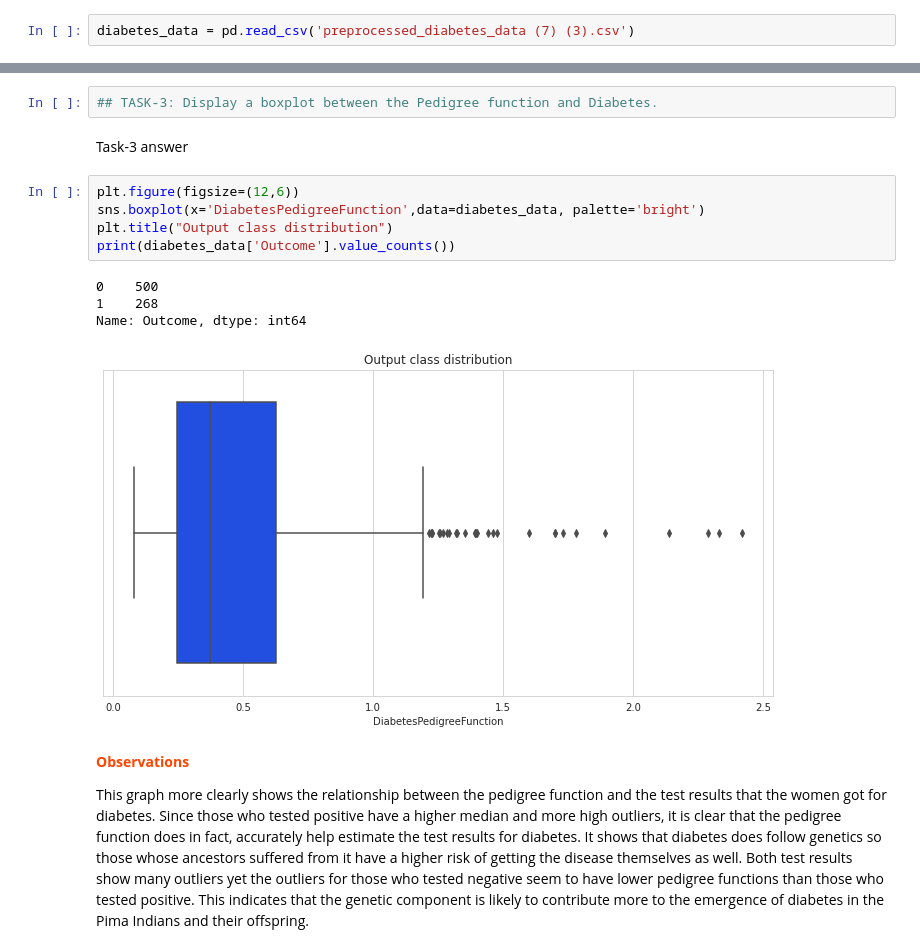
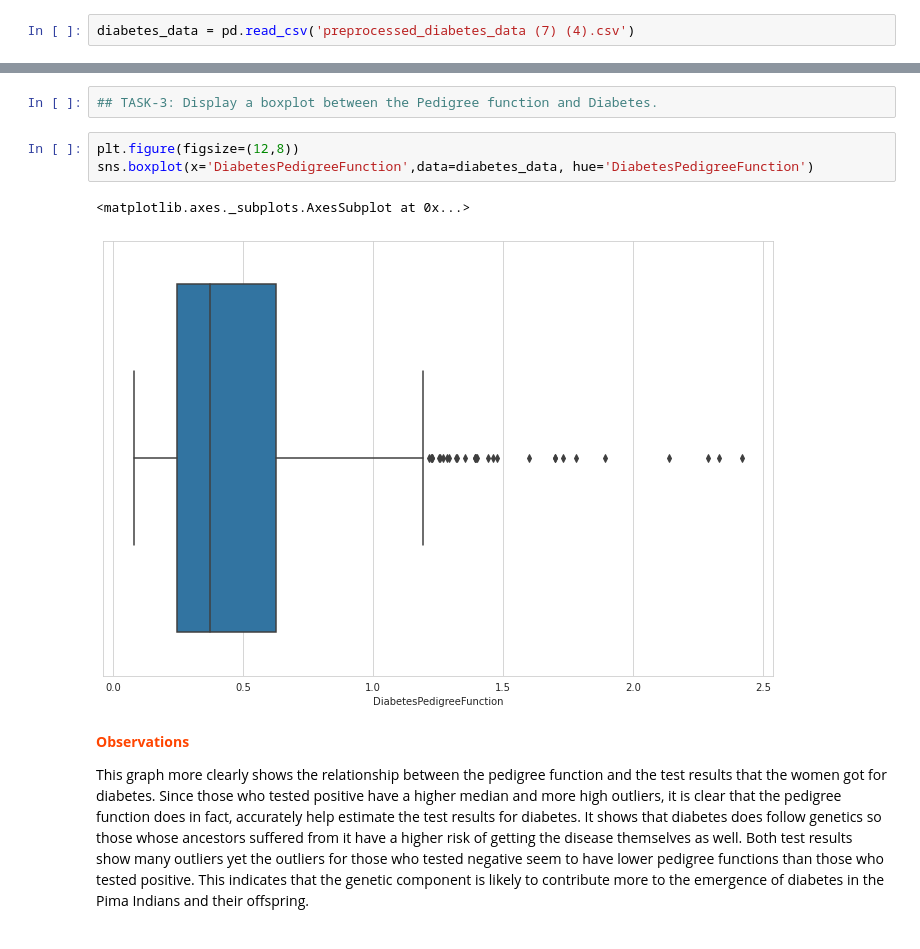
Before and after one commit to revanth6921/FMML_COURSE_ASSIGNMENT, a Jupyter notebook: Project_FMML_CLF1_2022.ipynb, the cells around one changed output, grey strips where cells are left out. Saved outputs shown, nothing was run; the diff lists cells and outputs as text.

```diff
--- a/Project_FMML_CLF1_2022.ipynb
+++ b/Project_FMML_CLF1_2022.ipynb
@@ -46,5 +46,5 @@ Saving preprocessed_diabetes_data (7) (3).csv to preprocessed_diabetes_data (7)
 # %%
-diabetes_data = pd.read_csv('preprocessed_diabetes_data (7) (3).csv')
+diabetes_data = pd.read_csv('preprocessed_diabetes_data (7) (4).csv')
 # %%
 # View top 10 rows of the Diabetes dataset
 diabetes_data.head(10)
@@ -194,18 +192,12 @@ BMI might be higher for women who have had more numbers of pregnancies as well a
 ## Pedigree function vs Diabetes
 # %%
 ## TASK-3: Display a boxplot between the Pedigree function and Diabetes.
-# %% [markdown]
-Task-3 answer
 # %%
-plt.figure(figsize=(12,6))
-sns.boxplot(x='DiabetesPedigreeFunction',data=diabetes_data, palette='bright')
-plt.title("Output class distribution")
-print(diabetes_data['Outcome'].value_counts())
+plt.figure(figsize=(12,8))
+sns.boxplot(x='DiabetesPedigreeFunction',data=diabetes_data, hue='DiabetesPedigreeFunction')
 # %% [output]
-0    500
-1    268
-Name: Outcome, dtype: int64
+<matplotlib.axes._subplots.AxesSubplot at 0x...>
-[figure, old version]
+[figure, new version]
 # %% [markdown]
 <p style="font-weight: bold;color:#FF4500"><b>Observations</b></p>
 This graph more clearly shows the relationship between the pedigree function and the test results that the women got for diabetes. Since those who tested positive have a higher median and more high outliers, it is clear that the pedigree function does in fact, accurately help estimate the test results for diabetes. It shows that diabetes does follow genetics so those whose ancestors suffered from it have a higher risk of getting the disease themselves as well. Both test results show many outliers yet the outliers for those who tested negative seem to have lower pedigree functions than those who tested positive. This indicates that the genetic component is likely to contribute more to the emergence of diabetes in the Pima Indians and their offspring.
```
Also changed, not shown: parts of 10 cells of this notebook.
